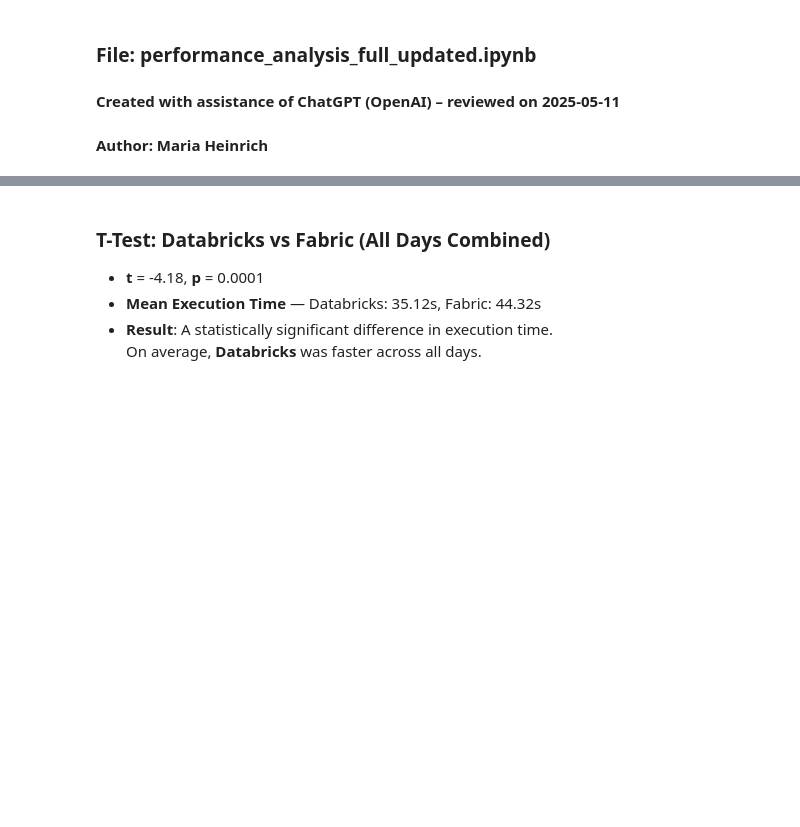
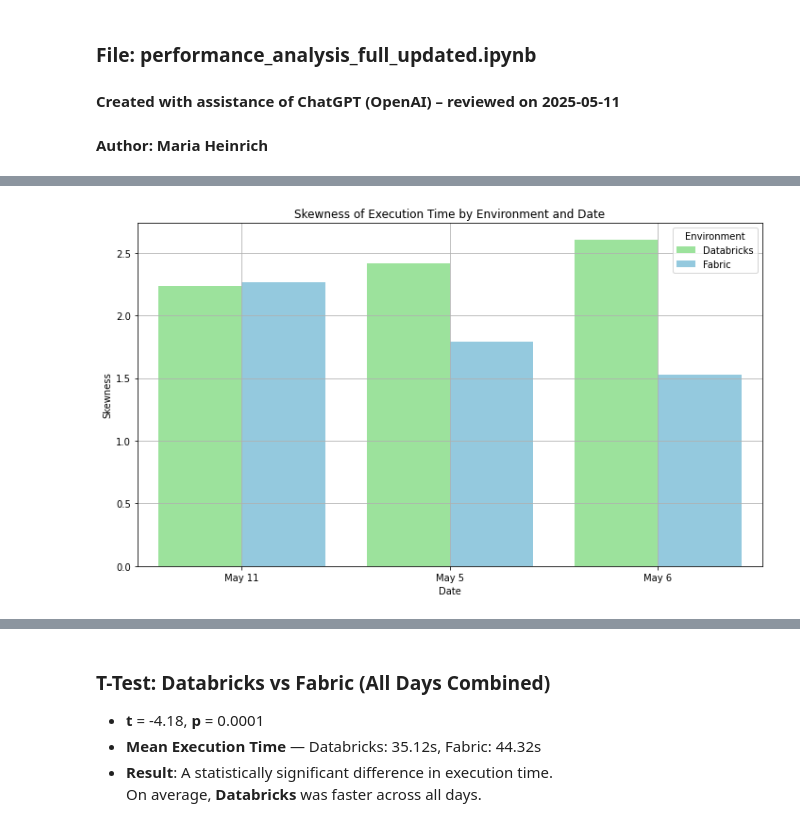
Before and after one commit to MHeini/2110837746_Maria_Heinrich, a Jupyter notebook: performance_analysis_full_updated.ipynb, the cells around one changed output, grey strips where cells are left out. Drawn from its saved outputs; the diff is of its cells as text; code cells hidden in the pictures; blank space fills up the shorter version.

```diff
--- a/performance_analysis_full_updated.ipynb
+++ b/performance_analysis_full_updated.ipynb
@@ -36,0 +45,35 @@ df.head()
+# %%
+# Load your execution times CSV
+df = pd.read_csv("Execution_Times.csv")  # Adjust the path as needed
+
+# Apply classification
+df[['Environment', 'Date']] = df['Filename'].apply(parse_metadata)
+df = df.rename(columns={"Execution time in seconds": "Execution Time (s)"})
+df = df[['Environment', 'Date', 'Execution Time (s)']]
+
+test_day_results = df.groupby(["Environment", "Date"])["Execution Time (s)"].apply(skew).reset_index(name="Skewness")
+test_day_results = test_day_results.rename(columns={"Execution Time (s)": "Skewness"})
+test_day_results = test_day_results.sort_values(by=["Environment", "Date"])
+
+
+
+# Group by Environment and Date to calculate skewness
+test_day_results = df.groupby(["Environment", "Date"])["Execution Time (s)"].apply(skew).reset_index(name="Skewness")
+
+# Define custom colors
+custom_palette = {
+    "Databricks": "lightgreen",  # match distribution plot for Databricks
+    "Fabric": "skyblue"          # match distribution plot for Fabric
+}
+
+# Create the skewness barplot with the specified color palette
+plt.figure(figsize=(10, 6))
+sns.barplot(data=test_day_results, x="Date", y="Skewness", hue="Environment", palette=custom_palette)
+plt.title("Skewness of Execution Time by Environment and Date")
+plt.xlabel("Date")
+plt.ylabel("Skewness")
+plt.grid(True)
+plt.tight_layout()
+plt.show()
+# %% [output]
+[figure, added]
```
Also changed, not shown: parts of 8 cells of this notebook.
